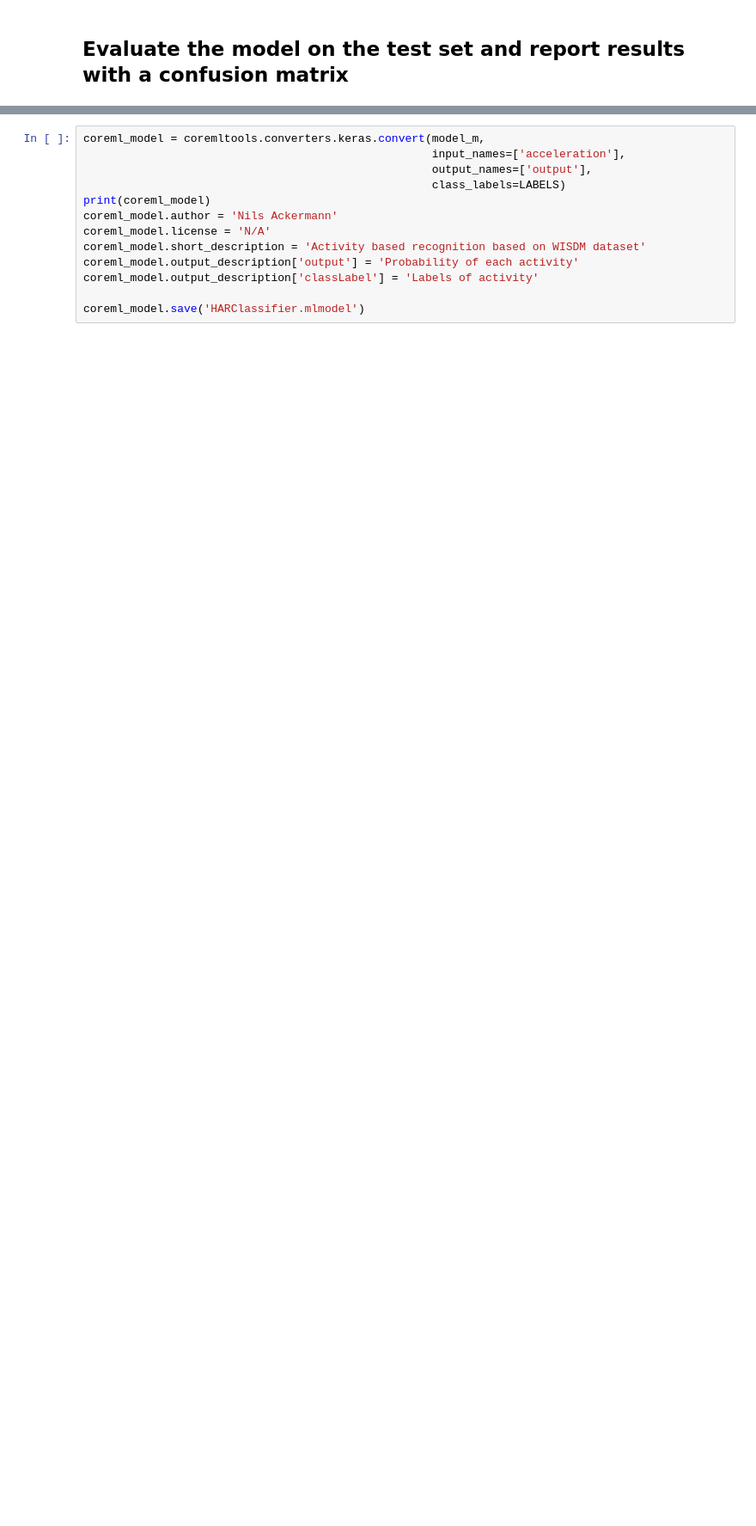
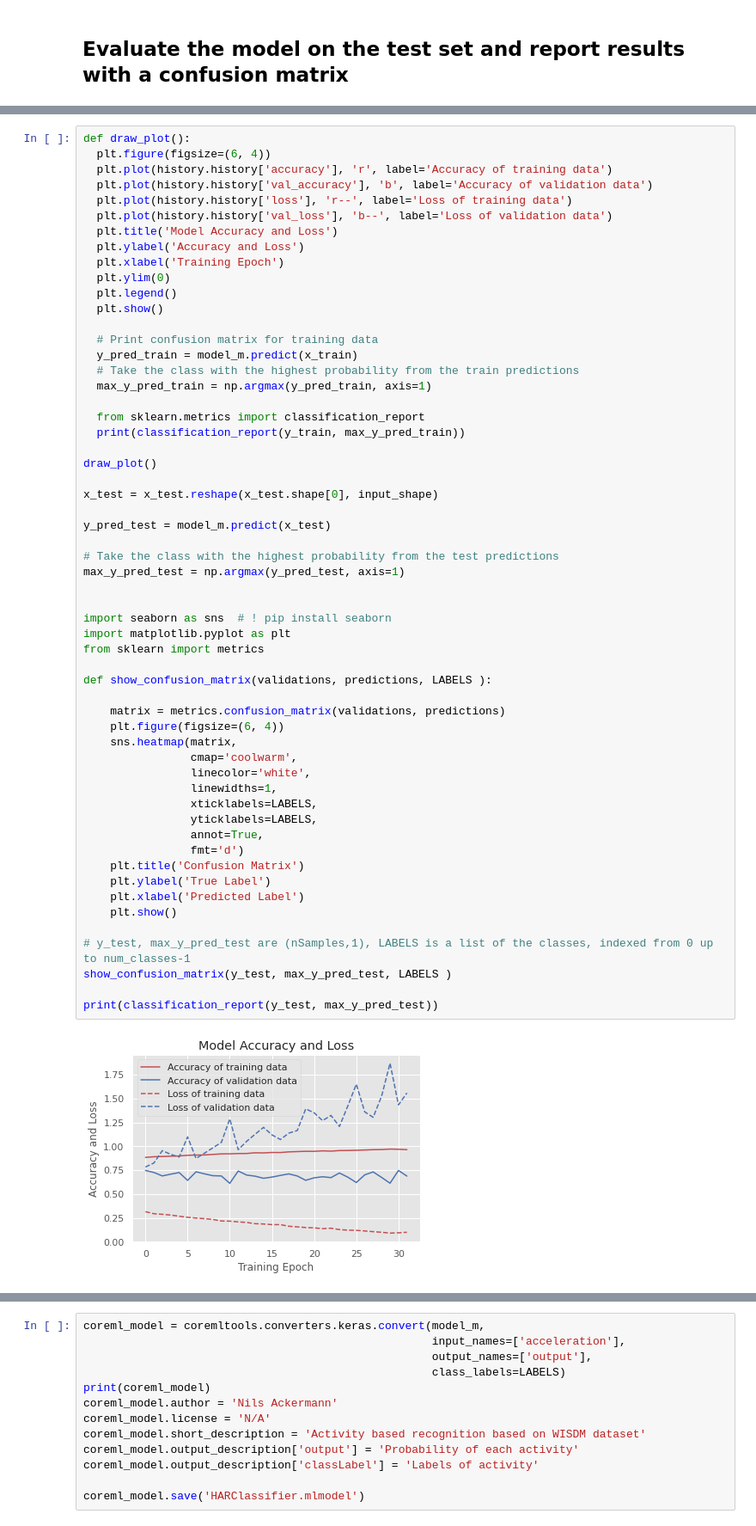
Before and after one commit to lisatwyw/data-gym, a Jupyter notebook: WISDM.ipynb, the cells around one changed output, grey strips where cells are left out. Shown at 86% size. Saved outputs shown, nothing was run; the diff lists cells and outputs as text; blank space fills up the shorter version.

```diff
--- a/WISDM.ipynb
+++ b/WISDM.ipynb
@@ -430,0 +501,59 @@ weighted avg       0.76      0.75      0.75      6584
+# %%
+def draw_plot():
+  plt.figure(figsize=(6, 4))
+  plt.plot(history.history['accuracy'], 'r', label='Accuracy of training data')
+  plt.plot(history.history['val_accuracy'], 'b', label='Accuracy of validation data')
+  plt.plot(history.history['loss'], 'r--', label='Loss of training data')
+  plt.plot(history.history['val_loss'], 'b--', label='Loss of validation data')
+  plt.title('Model Accuracy and Loss')
+  plt.ylabel('Accuracy and Loss')
+  plt.xlabel('Training Epoch')
+  plt.ylim(0)
+  plt.legend()
+  plt.show()
+
+  # Print confusion matrix for training data
+  y_pred_train = model_m.predict(x_train)
+  # Take the class with the highest probability from the train predictions
+  max_y_pred_train = np.argmax(y_pred_train, axis=1)
+
+  from sklearn.metrics import classification_report
+  print(classification_report(y_train, max_y_pred_train))
+
+draw_plot()
+
+x_test = x_test.reshape(x_test.shape[0], input_shape)
+
+y_pred_test = model_m.predict(x_test)
+
+# Take the class with the highest probability from the test predictions
+max_y_pred_test = np.argmax(y_pred_test, axis=1)
+
+
+import seaborn as sns  # ! pip install seaborn
+import matplotlib.pyplot as plt
+from sklearn import metrics
+
+def show_confusion_matrix(validations, predictions, LABELS ):
+
+    matrix = metrics.confusion_matrix(validations, predictions)
+    plt.figure(figsize=(6, 4))
+    sns.heatmap(matrix,
+                cmap='coolwarm',
+                linecolor='white',
+                linewidths=1,
+                xticklabels=LABELS,
+                yticklabels=LABELS,
+                annot=True,
+                fmt='d')
+    plt.title('Confusion Matrix')
+    plt.ylabel('True Label')
+    plt.xlabel('Predicted Label')
+    plt.show()
+
+# y_test, max_y_pred_test are (nSamples,1), LABELS is a list of the classes, indexed from 0 up to num_classes-1
+show_confusion_matrix(y_test, max_y_pred_test, LABELS )
+
+print(classification_report(y_test, max_y_pred_test))
+# %% [output]
+[figure, added]
```
Also changed, not shown: parts of 15 cells of this notebook.
